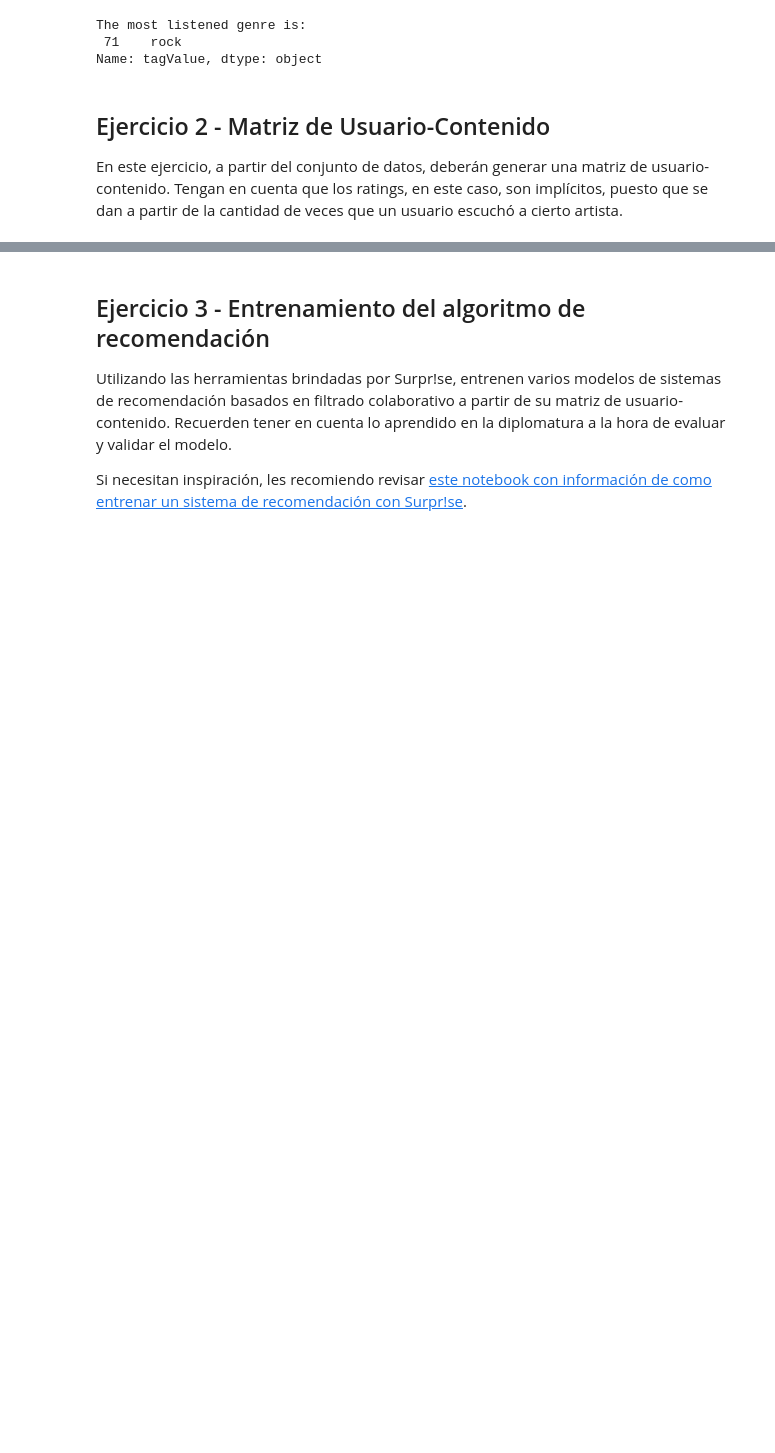
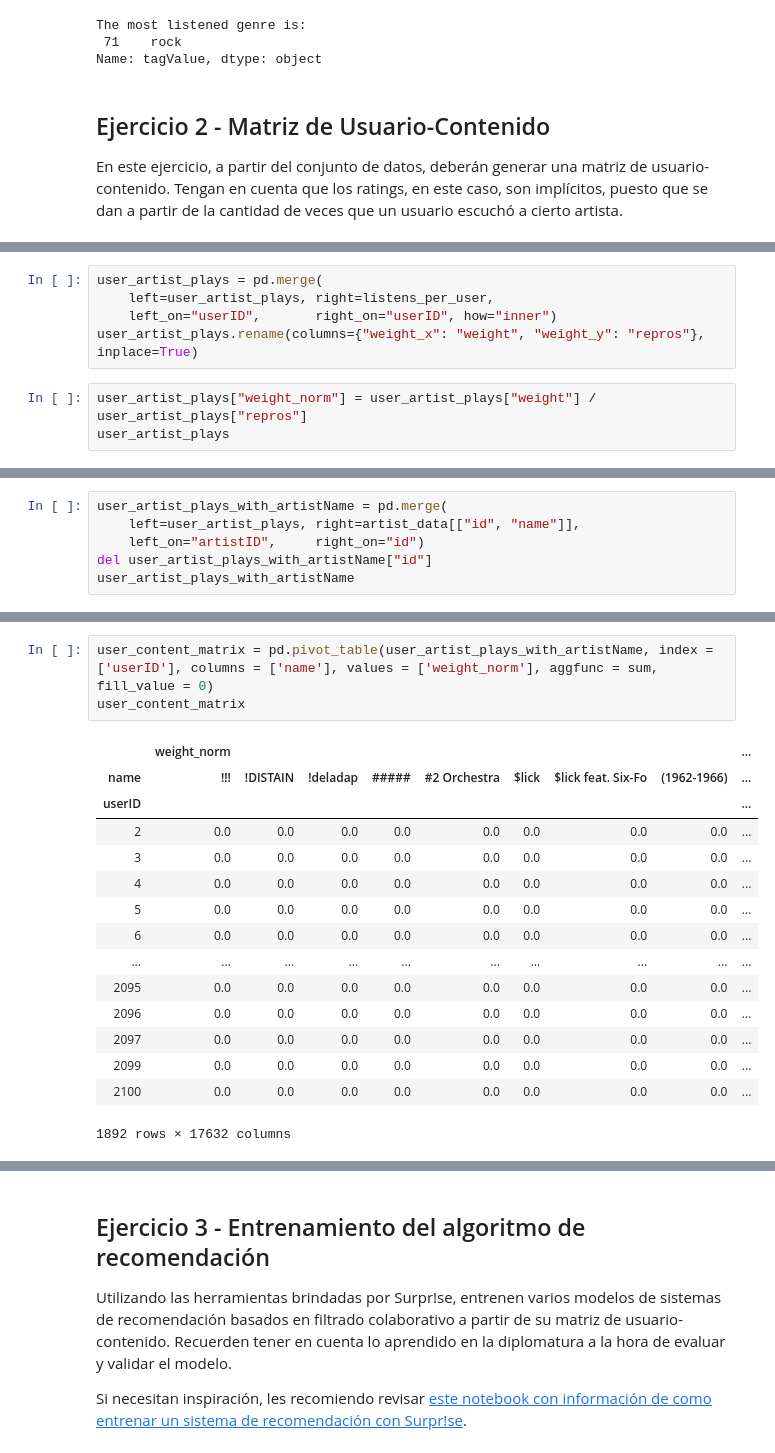
Before and after one commit to gianfrancob/PracticosOptativas, a Jupyter notebook: SistemasDeRecomendacion/practico_1.ipynb, the cells around one changed output, grey strips where cells are left out. Saved outputs shown, nothing was run; the diff lists cells and outputs as text; blank space fills up the shorter version.

```diff
--- a/SistemasDeRecomendacion/practico_1.ipynb
+++ b/SistemasDeRecomendacion/practico_1.ipynb
@@ -106,0 +113,8 @@ En este ejercicio, a partir del conjunto de datos, deberán generar una matriz d
+# %%
+user_artist_plays = pd.merge(
+    left=user_artist_plays, right=listens_per_user,
+    left_on="userID",       right_on="userID", how="inner")
+user_artist_plays.rename(columns={"weight_x": "weight", "weight_y": "repros"}, inplace=True)
+# %%
+user_artist_plays["weight_norm"] = user_artist_plays["weight"] / user_artist_plays["repros"]
+user_artist_plays
@@ -106,0 +147,6 @@ En este ejercicio, a partir del conjunto de datos, deberán generar una matriz d
+# %%
+user_artist_plays_with_artistName = pd.merge(
+    left=user_artist_plays, right=artist_data[["id", "name"]],
+    left_on="artistID",     right_on="id")
+del user_artist_plays_with_artistName["id"]
+user_artist_plays_with_artistName
@@ -106,0 +167,19 @@ En este ejercicio, a partir del conjunto de datos, deberán generar una matriz d
+# %%
+user_content_matrix = pd.pivot_table(user_artist_plays_with_artistName, index = ['userID'], columns = ['name'], values = ['weight_norm'], aggfunc = sum, fill_value = 0)
+user_content_matrix
+# %% [output]
+|  | weight_norm |  |  |  |  |  |  |  | ... |
+| name | !!! | !DISTAIN | !deladap | ##### | #2 Orchestra | $lick | $lick feat. Six-Fo | (1962-1966) | ... |
+| userID |  |  |  |  |  |  |  |  | ... |
+| 2 | 0.0 | 0.0 | 0.0 | 0.0 | 0.0 | 0.0 | 0.0 | 0.0 | ... |
+| 3 | 0.0 | 0.0 | 0.0 | 0.0 | 0.0 | 0.0 | 0.0 | 0.0 | ... |
+| 4 | 0.0 | 0.0 | 0.0 | 0.0 | 0.0 | 0.0 | 0.0 | 0.0 | ... |
+| 5 | 0.0 | 0.0 | 0.0 | 0.0 | 0.0 | 0.0 | 0.0 | 0.0 | ... |
+| 6 | 0.0 | 0.0 | 0.0 | 0.0 | 0.0 | 0.0 | 0.0 | 0.0 | ... |
+| ... | ... | ... | ... | ... | ... | ... | ... | ... | ... |
+| 2095 | 0.0 | 0.0 | 0.0 | 0.0 | 0.0 | 0.0 | 0.0 | 0.0 | ... |
+| 2096 | 0.0 | 0.0 | 0.0 | 0.0 | 0.0 | 0.0 | 0.0 | 0.0 | ... |
+| 2097 | 0.0 | 0.0 | 0.0 | 0.0 | 0.0 | 0.0 | 0.0 | 0.0 | ... |
+| 2099 | 0.0 | 0.0 | 0.0 | 0.0 | 0.0 | 0.0 | 0.0 | 0.0 | ... |
+| 2100 | 0.0 | 0.0 | 0.0 | 0.0 | 0.0 | 0.0 | 0.0 | 0.0 | ... |
+1892 rows × 17632 columns
```
Also changed, not shown: parts of 10 cells of this notebook.
